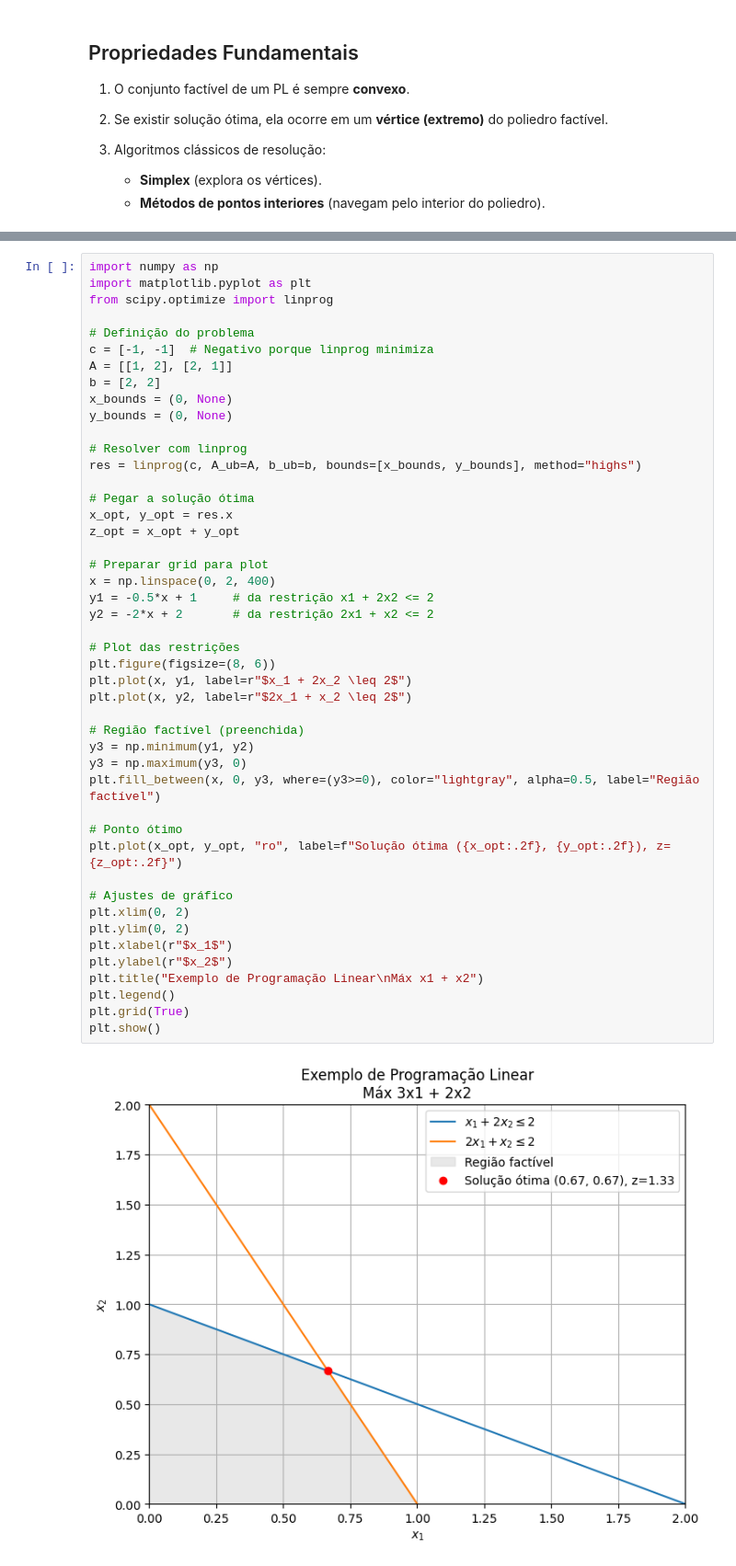
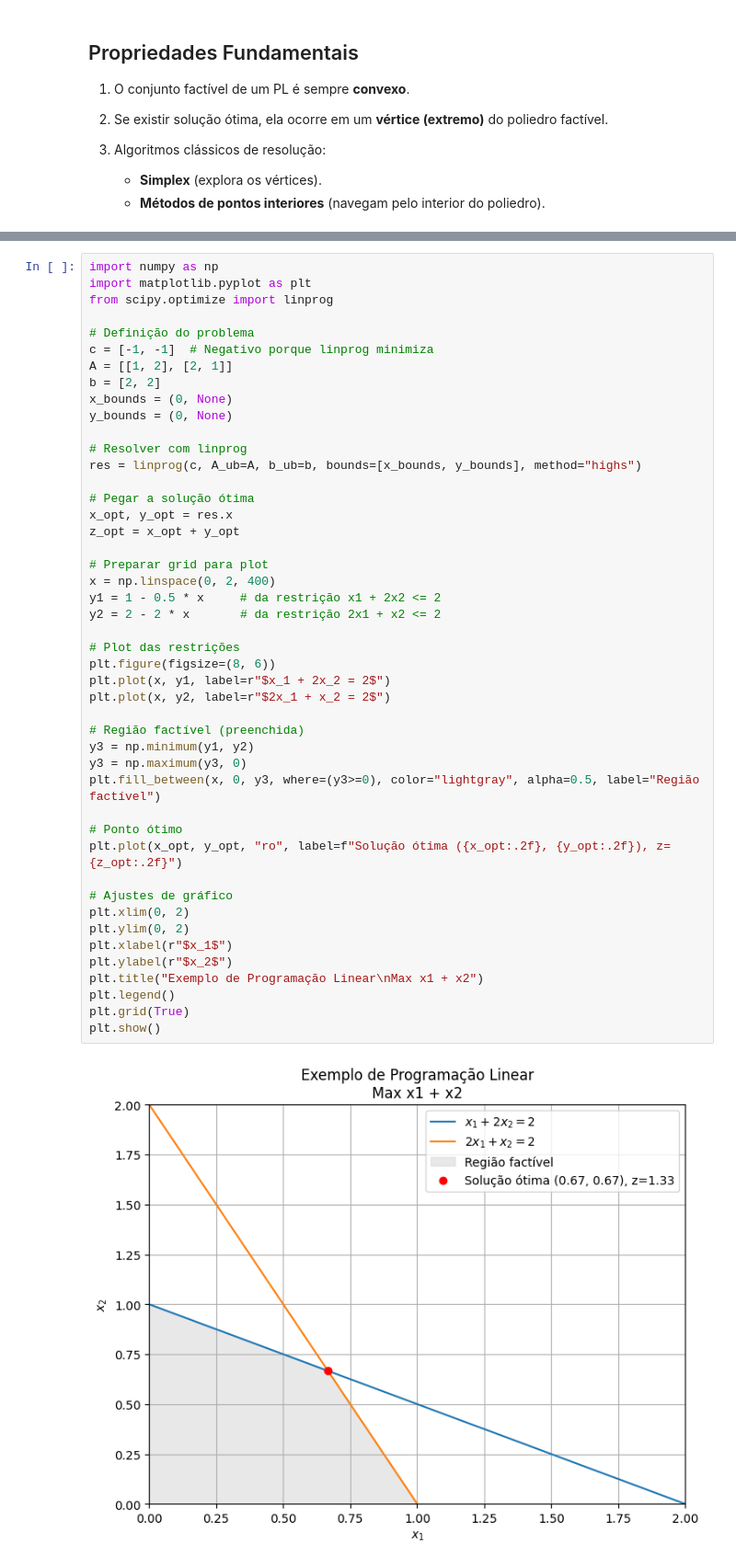
Before and after one commit to JunioCesarFerreira/AutonomousSystems_Optimization_and_DecisionMaking, a Jupyter notebook: 02-otimization/1.pl.ipynb, the cells around one changed output, grey strips where cells are left out. Shown: that part at 92% size. Saved outputs shown, nothing was run; the diff lists cells and outputs as text.

```diff
--- a/02-otimization/1.pl.ipynb
+++ b/02-otimization/1.pl.ipynb
@@ -64,36 +66,36 @@ y_bounds = (0, None)
 # Resolver com linprog
 res = linprog(c, A_ub=A, b_ub=b, bounds=[x_bounds, y_bounds], method="highs")
 
 # Pegar a solução ótima
 x_opt, y_opt = res.x
 z_opt = x_opt + y_opt
 
 # Preparar grid para plot
 x = np.linspace(0, 2, 400)
-y1 = -0.5*x + 1     # da restrição x1 + 2x2 <= 2
-y2 = -2*x + 2       # da restrição 2x1 + x2 <= 2
+y1 = 1 - 0.5 * x     # da restrição x1 + 2x2 <= 2
+y2 = 2 - 2 * x       # da restrição 2x1 + x2 <= 2
 
 # Plot das restrições
 plt.figure(figsize=(8, 6))
-plt.plot(x, y1, label=r"$x_1 + 2x_2 \leq 2$")
-plt.plot(x, y2, label=r"$2x_1 + x_2 \leq 2$")
+plt.plot(x, y1, label=r"$x_1 + 2x_2 = 2$")
+plt.plot(x, y2, label=r"$2x_1 + x_2 = 2$")
 
 # Região factível (preenchida)
 y3 = np.minimum(y1, y2)
 y3 = np.maximum(y3, 0)
 plt.fill_between(x, 0, y3, where=(y3>=0), color="lightgray", alpha=0.5, label="Região factível")
 
 # Ponto ótimo
 plt.plot(x_opt, y_opt, "ro", label=f"Solução ótima ({x_opt:.2f}, {y_opt:.2f}), z={z_opt:.2f}")
 
 # Ajustes de gráfico
 plt.xlim(0, 2)
 plt.ylim(0, 2)
 plt.xlabel(r"$x_1$")
 plt.ylabel(r"$x_2$")
-plt.title("Exemplo de Programação Linear\nMáx x1 + x2")
+plt.title("Exemplo de Programação Linear\nMax x1 + x2")
 plt.legend()
 plt.grid(True)
 plt.show()
 # %% [output]
-[figure, old version]
+[figure, new version]
```
Also changed, not shown: parts of 2 cells of this notebook, 3 other files.
